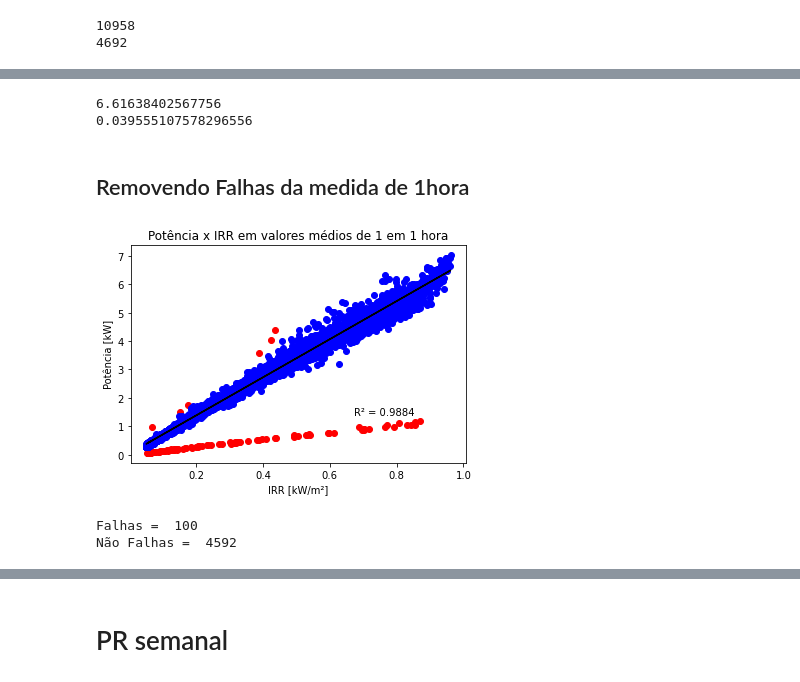
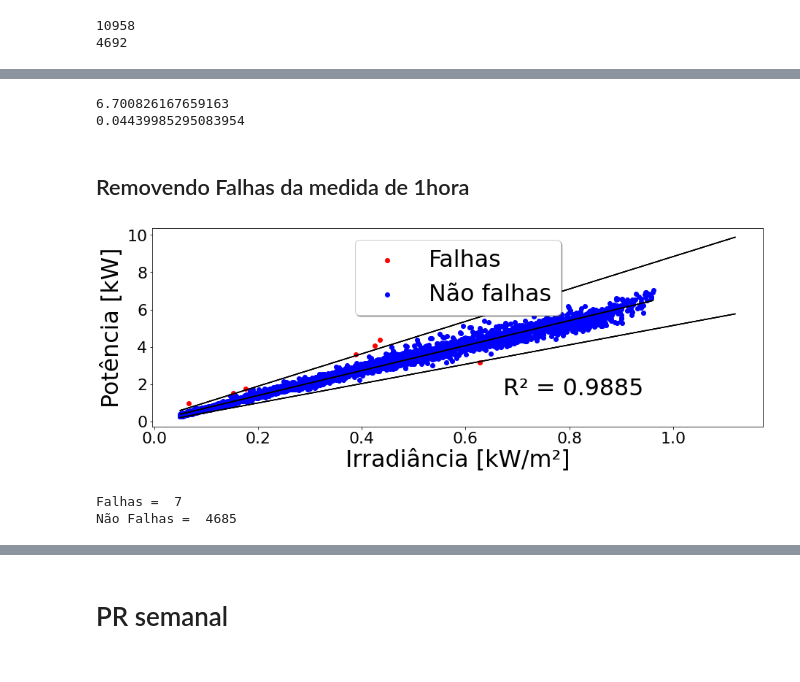
Before and after one commit to brucasva/Graduation-Completion-Work, a Jupyter notebook: ExtraindoDadosSolete.ipynb, the cells around one changed output, grey strips where cells are left out. Cells and saved outputs as stored; diff of their text form; code cells hidden in the pictures.

```diff
--- a/ExtraindoDadosSolete.ipynb
+++ b/ExtraindoDadosSolete.ipynb
@@ -163,6 +169,0 @@ semana1
-# %%
-#Introduzindo a falha nesse dia
-semana1[P] = semana1[P]*0.7 # 70% dos valores que seriam os valores padrões
-#Introduzindo novamente ao dataset
-df_5[P].update(semana1[P])
-df_5[P]
@@ -188,5 +170,8 @@ See the caveats in the documentation: https://pandas.pydata.org/pandas-docs/stab
 # %% [markdown]
 # Visualizando dados de 5 min
+# %%
+plt.rcParams["figure.figsize"] = (10,5)
+plt.rcParams.update({'font.size': 22})
 # %%
 #importando e definindo a função necessária para calcular r²
 from scipy import stats
@@ -277,8 +302,8 @@ R-square =  0.9572908184557771
 print(a)
 print(b)
 # %% [output]
-6.61638402567756
-0.039555107578296556
+6.700826167659163
+0.04439985295083954
 # %% [markdown]
 ## Removendo Falhas da medida de 1hora
 # %%
@@ -288,28 +313,39 @@ df_resample_60.to_csv('Data/Solete/PorHoraComFalha.csv')
 # %%
-limite_sup = 0.1 #Atribuindo um valor de 0.5kW acima e abaixo da fit line para valores de falha (df_5.index >= "2019-06-10 00:00:00") & (df_5.index <= "2019-06-16 23:59:59")
+limite_sup = 0.1 #Atribuindo um valor de 0.5kW acima e abaixo da fit line para valores de falha
 limite_inf = 0.1
-selecao_erros = (df_resample_60[P] > (a+2)*df_resample_60[IRR]+b + limite_sup) | (df_resample_60[P] < (a-1.5)*df_resample_60[IRR]+b - limite_inf) | (df_resample_60.index >= "2019-06-10 00:00:00") & (df_resample_60.index <= "2019-06-16 23:59:59")
+selecao_erros = (df_resample_60[P] > (a+2)*df_resample_60[IRR]+b + limite_sup) | (df_resample_60[P] < (a-1.5)*df_resample_60[IRR]+b - limite_inf) #| (df_resample_60.index >= "2019-06-10 00:00:00") & (df_resample_60.index <= "2019-06-16 23:59:59")
 df_resample_60_f = df_resample_60[selecao_erros]
 
 df_resample_60_nf = df_resample_60[~selecao_erros]
 # %%
 #plotando os valores dentro e fora da faixa definida
-plt.scatter(df_resample_60_f[IRR],df_resample_60_f[P], color = "red")
-plt.scatter(df_resample_60_nf[IRR],df_resample_60_nf[P], color = 'blue')
-plt.xlabel("IRR [kW/m²]")
-plt.ylabel("Potência [kW]")
+plt.scatter(df_resample_60_f[IRR],df_resample_60_f[P], color = "red", label = "Falhas")
+plt.scatter(df_resample_60_nf[IRR],df_resample_60_nf[P], color = 'blue', label = 'Não falhas')
+plt.xlabel("Irradiância [kW/m²]", fontsize='x-large')
+plt.ylabel("Potência [kW]", fontsize='x-large')
 
+#Retas
 a, b = np.polyfit(df_resample_60_nf[IRR],df_resample_60_nf[P], 1) #Encontrando a melhor fit line entre os dois valores
-plt.plot(df_resample_60_nf[IRR], a*df_resample_60_nf[IRR]+b, color = "black",) #Plotando no gráfico a fit line
+plt.plot(df_resample_60_nf[IRR], a*df_resample_60_nf[IRR]+b, color = "black") #Plotando no gráfico a fit line
+plt.plot(df_5_nf[IRR], (a+2)*df_5_nf[IRR]+(b+0.1), color = "black") #Limite Superior
+plt.plot(df_5_nf[IRR], (a-1.5)*df_5_nf[IRR]+(b-0.1), color = "black") #Limite Inferior
+
+
+
+#R-squared
 r2 = rsquared(df_resample_60_nf[IRR],df_resample_60_nf[P])
-plt.text(0.7*df_resample_60_nf[IRR].max(), 0.2*df_resample_60_nf[P].max(), 'R² = %0.4f' % r2, color = "black")
-plt.title("Potência x IRR em valores médios de 1 em 1 hora")
+plt.text(0.7*df_resample_60_nf[IRR].max(), 0.2*df_resample_60_nf[P].max(), 'R² = %0.4f' % r2, color = "black", fontsize='x-large')
+
+
+plt.legend(loc='upper center', shadow=True, fontsize='x-large')
+plt.savefig('images/visualfaults1hwf.png')
+#plt.title("Potência x IRR em valores médios de 1 em 1 hora")
 plt.show()
 # %% [output]
-[figure, old version]
+[figure, new version]
 # %%
 print("Falhas = ",df_resample_60_f.shape[0])
 print("Não Falhas = ",df_resample_60_nf.shape[0])
 # %% [output]
-Falhas =  100
-Não Falhas =  4592
+Falhas =  7
+Não Falhas =  4685
```
Also changed, not shown: parts of 32 cells of this notebook, 27 other files.
